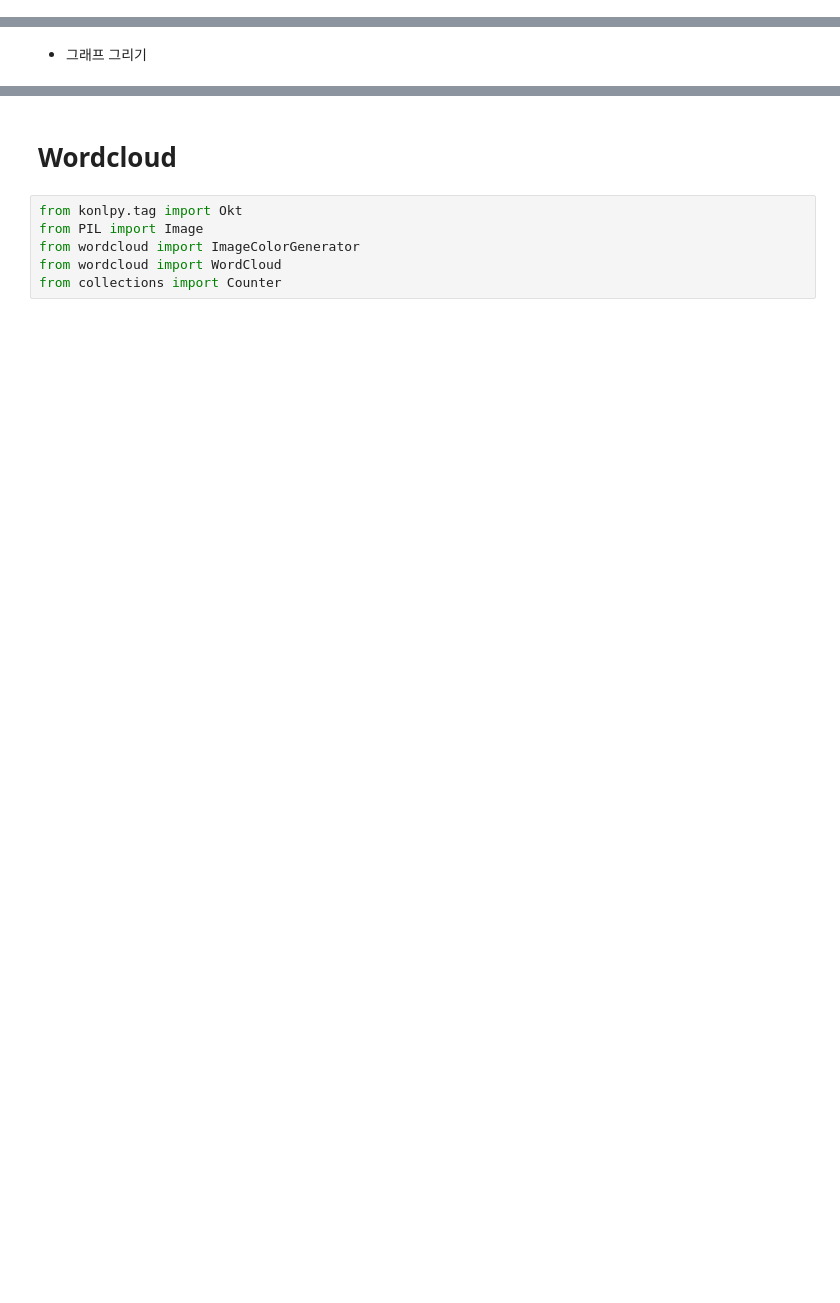
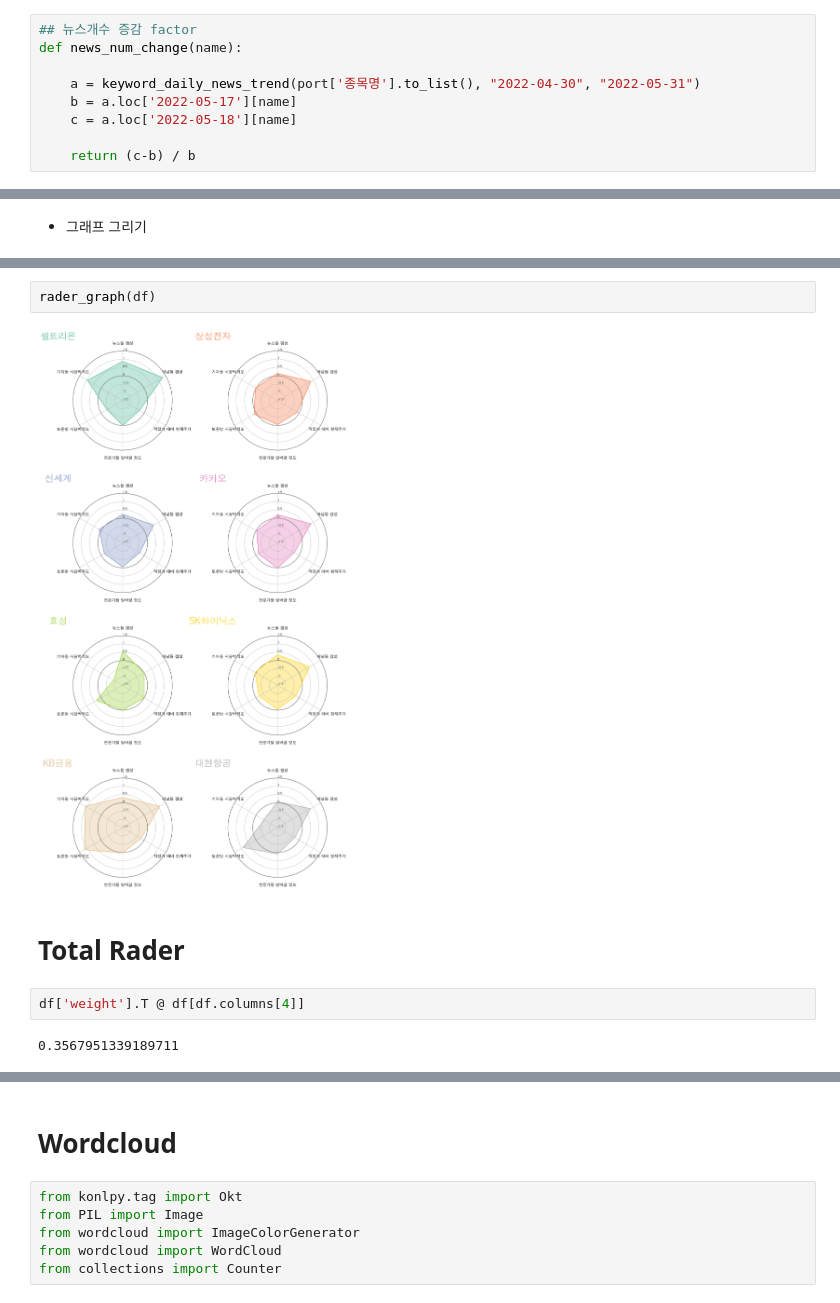
Before and after one commit to MalrangQuant/Unstructrued_data_TP, a Jupyter notebook: Final Organization/Final_Organization_module_put_together.ipynb, the cells around one changed output, grey strips where cells are left out. Cells and saved outputs as stored; diff of their text form; blank space fills up the shorter version.

```diff
--- a/Final Organization/Final_Organization_module_put_together.ipynb
+++ b/Final Organization/Final_Organization_module_put_together.ipynb
@@ -1444,6 +1452,15 @@ def news_num_change(name):
     c = a.loc['2022-05-18'][name]
 
     return (c-b) / b
+# %%
+## 뉴스개수 증감 factor
+def news_num_change(name):
+
+    a = keyword_daily_news_trend(port['종목명'].to_list(), "2022-04-30", "2022-05-31")
+    b = a.loc['2022-05-17'][name]
+    c = a.loc['2022-05-18'][name]
+
+    return (c-b) / b
 # %%
 ## 한경컨센서스 센티멘트 factor 점수 df에 추가하기
 doc_list_consensus = []
@@ -1527,0 +1638,10 @@ plt.show()
+# %%
+rader_graph(df)
+# %% [output]
+[figure, added]
+# %% [markdown]
+# Total Rader
+# %%
+df['weight'].T @ df[df.columns[4]]
+# %% [output]
+0.3567951339189711
```
Also changed, not shown: parts of 30 cells of this notebook, 10 other files.
